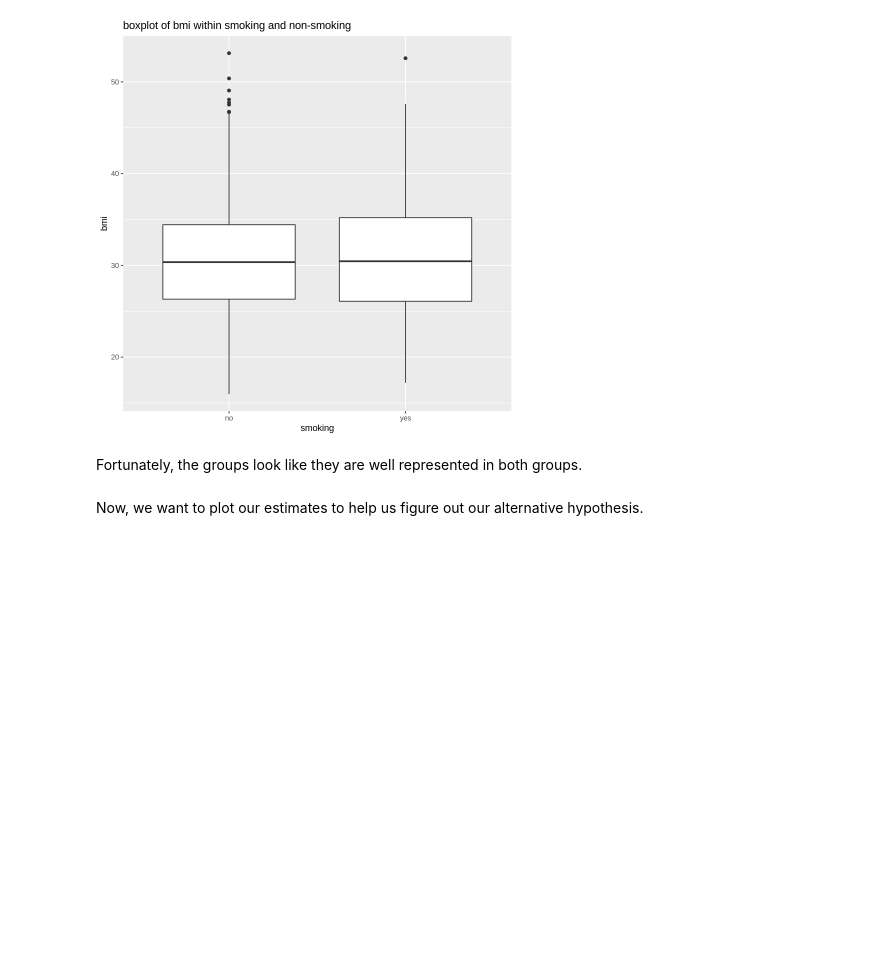
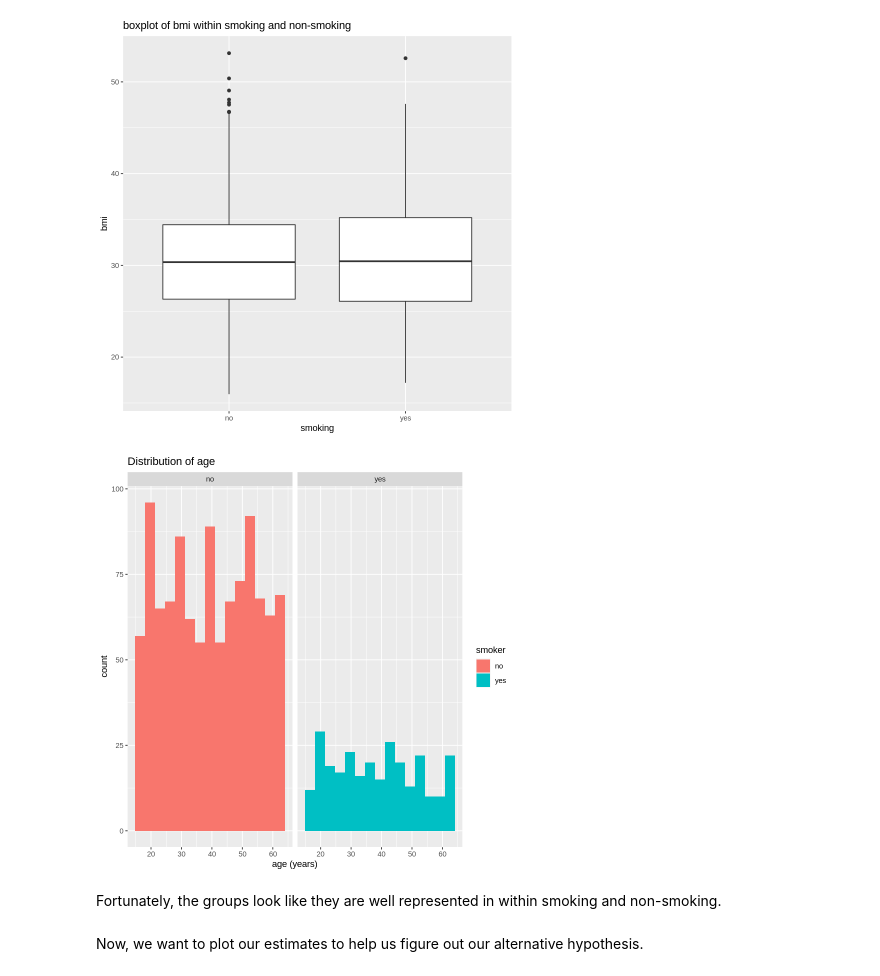
Before and after one commit to Yuji03b/STAT-201-GROUP-1, a Jupyter notebook: proposal.ipynb, the cells around one changed output. Saved outputs shown, nothing was run; the diff lists cells and outputs as text; code cells hidden in the pictures; blank space fills up the shorter version.

Commit message:
added age plot + fixed typos

```diff
--- a/proposal.ipynb
+++ b/proposal.ipynb
@@ -137,8 +172,19 @@ plot2 <- ggplot(insurance, aes(x=as.factor(smoker), y=bmi)) +
 plot2
 # %% [output]
 [figure]
+# %%
+smoker_age_plot <- insurance %>%
+    ggplot(aes(x = age, fill = smoker)) +
+    geom_histogram(bins = 15) +
+    facet_grid(.~ factor(smoker)) +
+    ggtitle("Distribution of age") +
+    xlab("age (years)")
+
+smoker_age_plot
+# %% [output]
+[figure, added]
 # %% [markdown]
-Fortunately, the groups look like they are well represented in both groups.
+Fortunately, the groups look like they are well represented in within smoking and non-smoking.
 # %% [markdown]
 Now, we want to plot our estimates to help us figure out our alternative hypothesis.
 # %%
```
Also changed, not shown: parts of 19 cells of this notebook.
